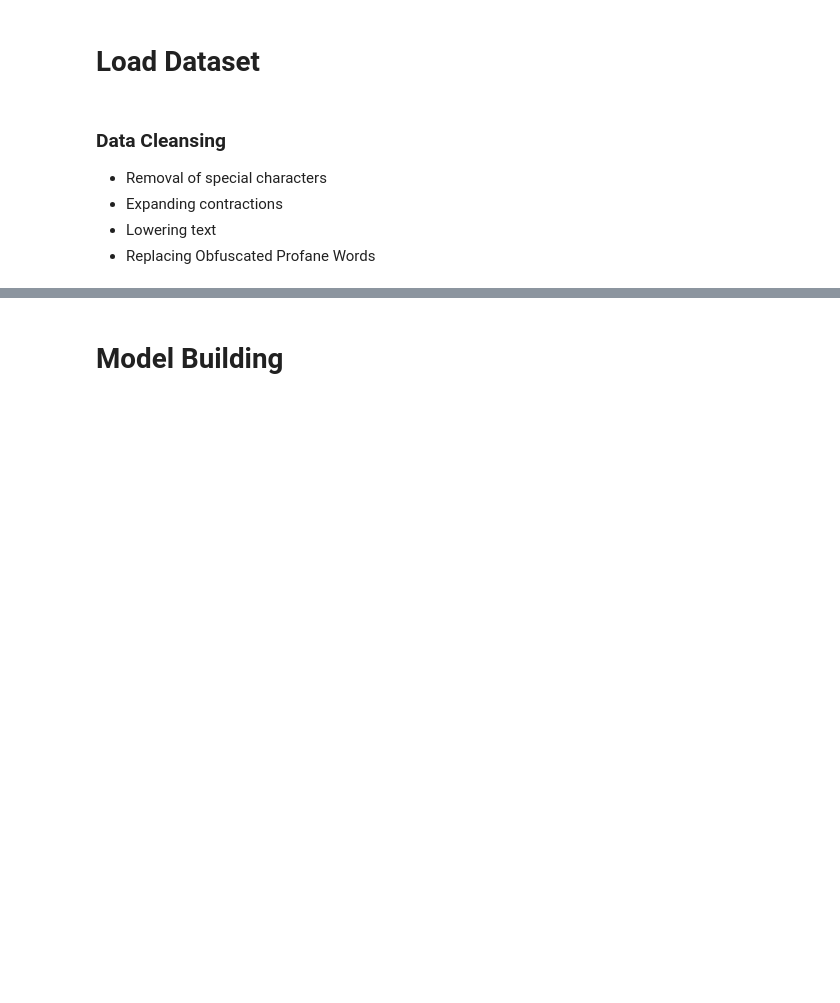
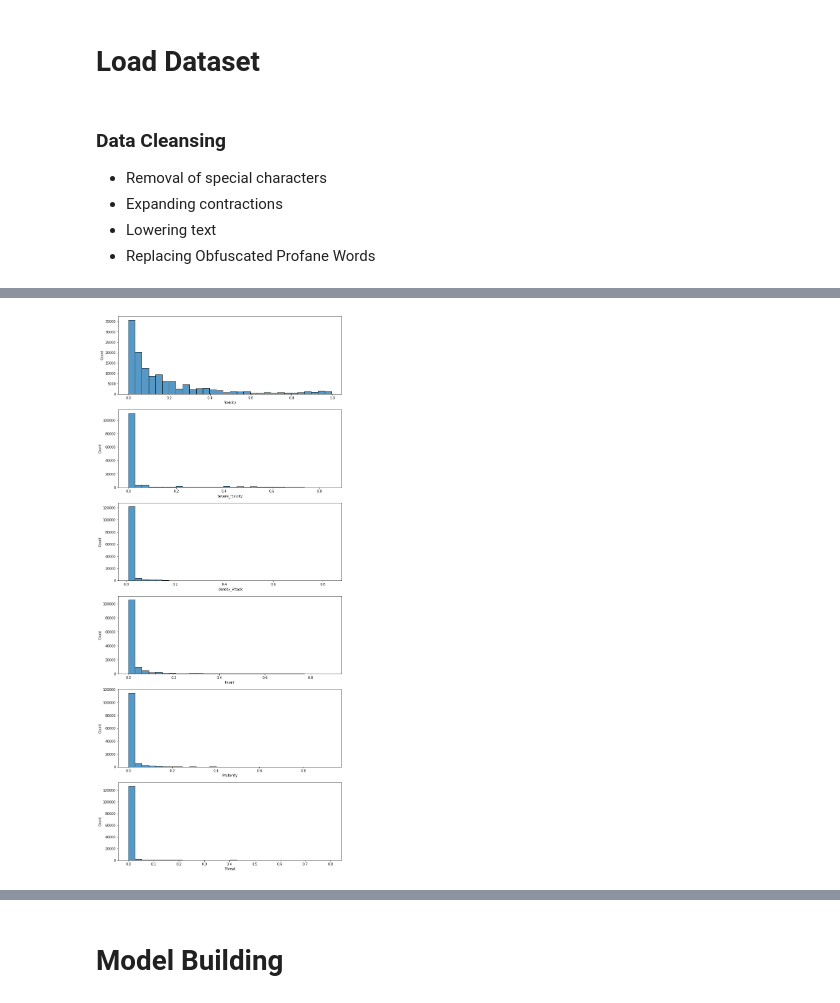
Before and after one commit to OrkunAvci/Toxicity-Detection-Model, a Jupyter notebook: notebook.ipynb, the cells around one changed output, grey strips where cells are left out. Saved outputs shown, nothing was run; the diff lists cells and outputs as text; code cells hidden in the pictures; blank space fills up the shorter version.

Commit message:
preprocessing and plotting functions are updated

```diff
--- a/notebook.ipynb
+++ b/notebook.ipynb
@@ -189,2 +219,11 @@ def cleanComments(comments):
+# %%
+def plotHist(data, bin_size, columns = None):
+    if columns is not None:
+        fig, axis = plt.subplots(len(columns)-1, 1, figsize = (12,30))
+        for i, col in enumerate(columns[1:]):
+            sns.histplot(data=data[col],bins=bin_size,palette="rocket",ax = axis[i])
+    else:
+        sns.histplot(data=data,bins=bin_size,palette="rocket")
+    plt.show()
 # %%
 df_train.shape
@@ -209,0 +241,4 @@ for i in range(11):
+# %%
+plotHist(df_train, 30, df_train.columns)
+# %% [output]
+[figure, added]
```
Also changed, not shown: parts of 16 cells of this notebook.
